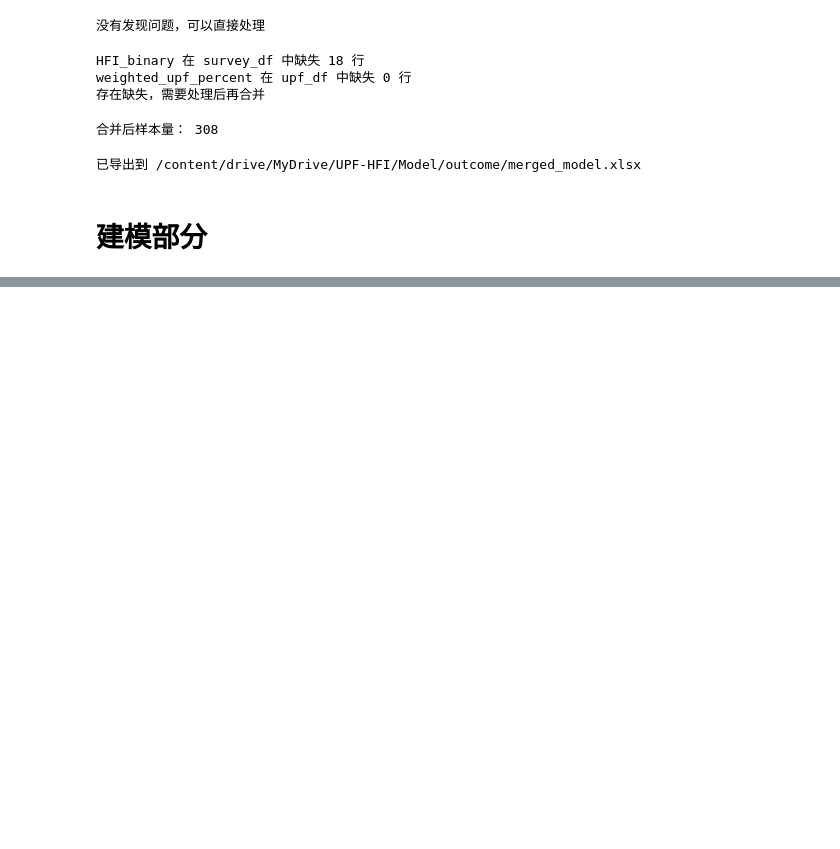
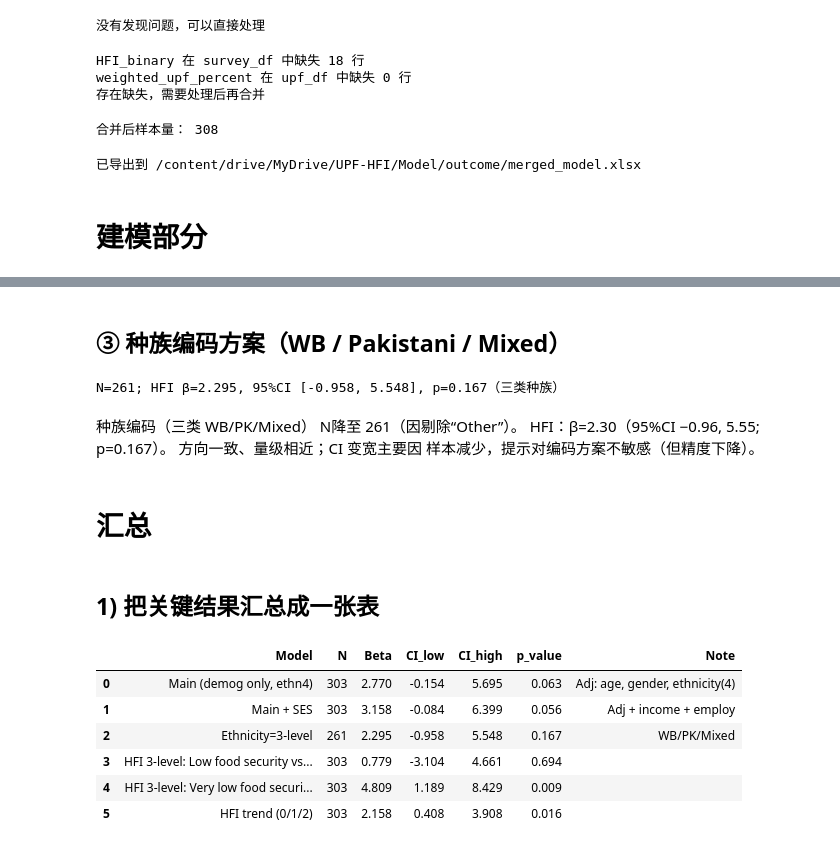
Before and after one commit to NINGTANG1124/UPF-HFI, a Jupyter notebook: notebooks/modeling_chinese.ipynb, the cells around one changed output, grey strips where cells are left out. Cells and saved outputs as stored; diff of their text form; code cells hidden in the pictures; blank space fills up the shorter version.

```diff
--- a/notebooks/modeling_chinese.ipynb
+++ b/notebooks/modeling_chinese.ipynb
@@ -707,0 +342,66 @@ Linear trend: β = 2.55 pp (95% CI 0.52, 4.59), p = 0.0139
+# %% [markdown]
+## ③ 种族编码方案（WB / Pakistani / Mixed）
+# %%
+# 三类标签
+map3 = {"White British":"White British","Pakistani":"Pakistani","Mixed/multiple ethnicity":"Mixed"}
+df_use["ethn3_main"] = df_use["ethn_label_full"].map(map3)
+df_use["ethn3_main"] = pd.Categorical(df_use["ethn3_main"],
+                                      categories=["White British","Pakistani","Mixed"], ordered=False)
+
+form_ethn3 = (
+    "weighted_upf_percent ~ HFI_binary + C(gender_participant)"
+    " + C(ethn3_main, Treatment(reference='White British')) + age_participant"
+)
+res_ethn3 = smf.ols(form_ethn3, data=df_use).fit(cov_type="HC3")
+b, (lo, hi), p = res_ethn3.params["HFI_binary"], res_ethn3.conf_int().loc["HFI_binary"], res_ethn3.pvalues["HFI_binary"]
+print(f"N={int(res_ethn3.nobs)}; HFI β={b:.3f}, 95%CI [{lo:.3f}, {hi:.3f}], p={p:.3g}（三类种族）")
+# %% [output]
+N=261; HFI β=2.295, 95%CI [-0.958, 5.548], p=0.167（三类种族）
+# %% [markdown]
+种族编码（三类 WB/PK/Mixed）
+N降至 261（因剔除“Other”）。
+HFI：β=2.30（95%CI −0.96, 5.55; p=0.167）。
+方向一致、量级相近；CI 变宽主要因 样本减少，提示对编码方案不敏感（但精度下降）。
+# %% [markdown]
+# 汇总
+# %% [markdown]
+## 1) 把关键结果汇总成一张表
+# %%
+import pandas as pd
+
+rows = []
+
+# Main
+term = "HFI_binary"
+rows.append(["Main (demog only, ethn4)", int(res_main.nobs),
+             res_main.params[term], *res_main.conf_int().loc[term], res_main.pvalues[term], "Adj: age, gender, ethnicity(4)"])
+
+# + SES
+rows.append(["Main + SES", int(res_ses.nobs),
+             res_ses.params[term], *res_ses.conf_int().loc[term], res_ses.pvalues[term], "Adj + income + employ"])
+
+# Ethnicity = 3 levels
+rows.append(["Ethnicity=3-level", int(res_ethn3.nobs),
+             res_ethn3.params[term], *res_ethn3.conf_int().loc[term], res_ethn3.pvalues[term], "WB/PK/Mixed"])
+
+# HFI 3-level (categorical)
+for lev in ["Low food security","Very low food security"]:
+    t = f"C(HFI_category, Treatment(reference='Food secure'))[T.{lev}]"
+    rows.append([f"HFI 3-level: {lev} vs Secure", int(res_hfi3.nobs),
+                 res_hfi3.params[t], *res_hfi3.conf_int().loc[t], res_hfi3.pvalues[t], ""])
+
+# HFI trend
+rows.append(["HFI trend (0/1/2)", int(res_trend.nobs),
+             res_trend.params["HFI_ordinal"], *res_trend.conf_int().loc["HFI_ordinal"], res_trend.pvalues["HFI_ordinal"], ""])
+
+summary = pd.DataFrame(rows, columns=["Model","N","Beta","CI_low","CI_high","p_value","Note"])
+summary.round(3)
+# 如需导出： summary.to_excel("UPF_HFI_summary.xlsx", index=False)
+# %% [output]
+|  | Model | N | Beta | CI_low | CI_high | p_value | Note |
+| 0 | Main (demog only, ethn4) | 303 | 2.770 | -0.154 | 5.695 | 0.063 | Adj: age, gender, ethnicity(4) |
+| 1 | Main + SES | 303 | 3.158 | -0.084 | 6.399 | 0.056 | Adj + income + employ |
+| 2 | Ethnicity=3-level | 261 | 2.295 | -0.958 | 5.548 | 0.167 | WB/PK/Mixed |
+| 3 | HFI 3-level: Low food security vs... | 303 | 0.779 | -3.104 | 4.661 | 0.694 |  |
+| 4 | HFI 3-level: Very low food securi... | 303 | 4.809 | 1.189 | 8.429 | 0.009 |  |
+| 5 | HFI trend (0/1/2) | 303 | 2.158 | 0.408 | 3.908 | 0.016 |  |
```
Also changed, not shown: parts of 45 cells of this notebook.
